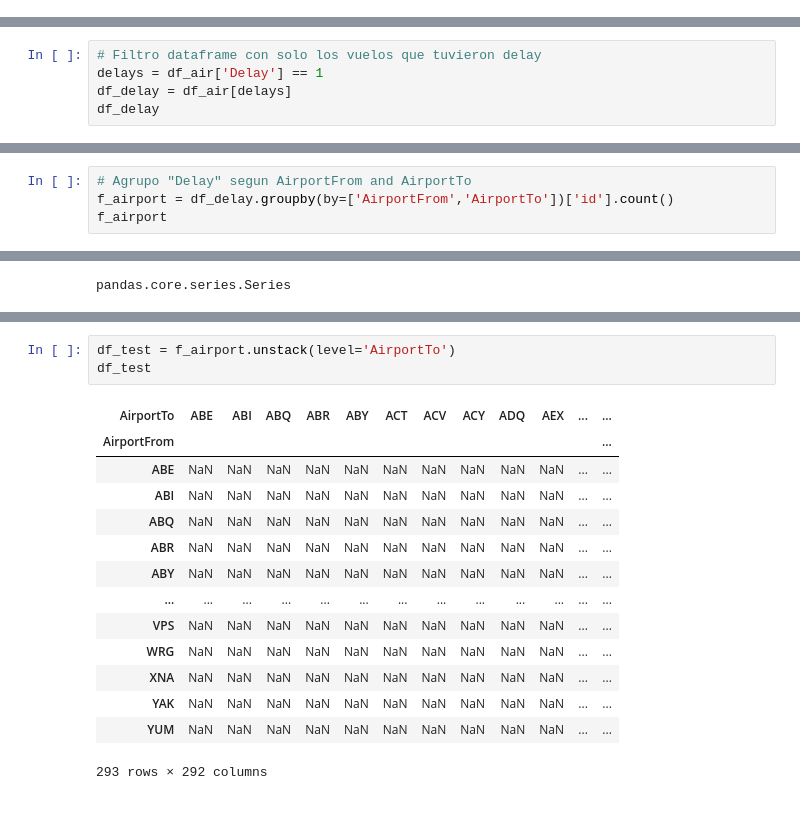
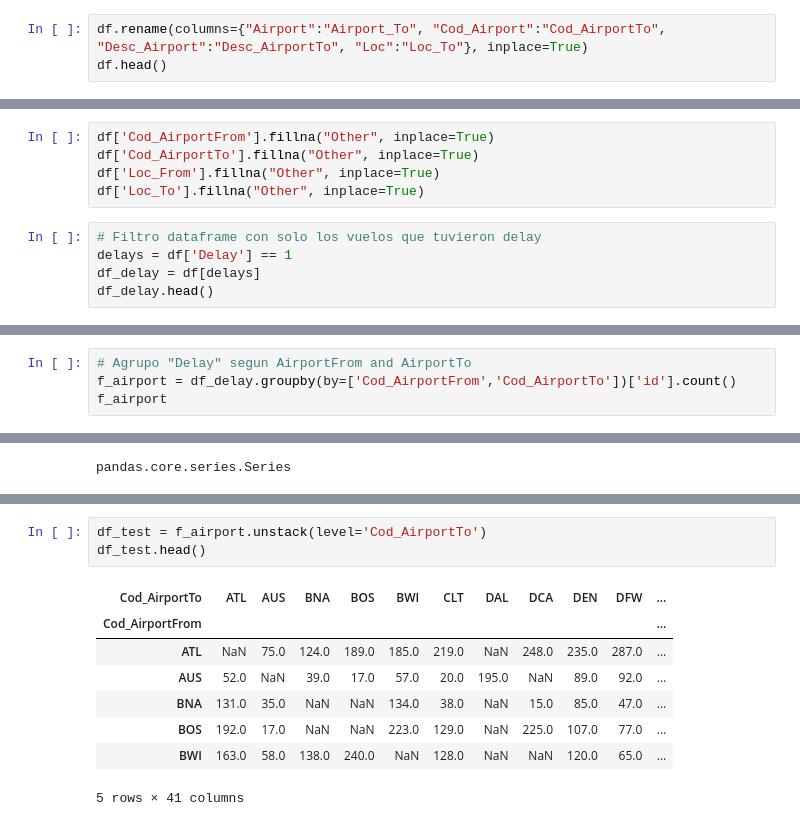
Before and after one commit to natijohansen/TP_DataScience, a Jupyter notebook: Test.ipynb, the cells around one changed output, grey strips where cells are left out. Saved outputs shown, nothing was run; the diff lists cells and outputs as text.

```diff
--- a/Test.ipynb
+++ b/Test.ipynb
@@ -64,0 +111,3 @@ df_air
+# %%
+df.rename(columns={"Airport":"Airport_To", "Cod_Airport":"Cod_AirportTo", "Desc_Airport":"Desc_AirportTo", "Loc":"Loc_To"}, inplace=True)
+df.head()
@@ -65,6 +121,11 @@ df_air
+# %%
+df['Cod_AirportFrom'].fillna("Other", inplace=True)
+df['Cod_AirportTo'].fillna("Other", inplace=True)
+df['Loc_From'].fillna("Other", inplace=True)
+df['Loc_To'].fillna("Other", inplace=True)
 # %%
 # Filtro dataframe con solo los vuelos que tuvieron delay
-delays = df_air['Delay'] == 1
-df_delay = df_air[delays]
-df_delay
+delays = df['Delay'] == 1
+df_delay = df[delays]
+df_delay.head()
 # %% [output]
@@ -84,5 +138,5 @@ df_delay
 # %%
 # Agrupo "Delay" segun AirportFrom and AirportTo
-f_airport = df_delay.groupby(by=['AirportFrom','AirportTo'])['id'].count()
+f_airport = df_delay.groupby(by=['Cod_AirportFrom','Cod_AirportTo'])['id'].count()
 f_airport
 # %% [output]
@@ -124,18 +178,12 @@ f_airport.to_frame()
 # %%
-df_test = f_airport.unstack(level='AirportTo')
-df_test
+df_test = f_airport.unstack(level='Cod_AirportTo')
+df_test.head()
 # %% [output]
-| AirportTo | ABE | ABI | ABQ | ABR | ABY | ACT | ACV | ACY | ADQ | AEX | ... | ... |
-| AirportFrom |  |  |  |  |  |  |  |  |  |  |  | ... |
-| ABE | NaN | NaN | NaN | NaN | NaN | NaN | NaN | NaN | NaN | NaN | ... | ... |
-| ABI | NaN | NaN | NaN | NaN | NaN | NaN | NaN | NaN | NaN | NaN | ... | ... |
-| ABQ | NaN | NaN | NaN | NaN | NaN | NaN | NaN | NaN | NaN | NaN | ... | ... |
-| ABR | NaN | NaN | NaN | NaN | NaN | NaN | NaN | NaN | NaN | NaN | ... | ... |
-| ABY | NaN | NaN | NaN | NaN | NaN | NaN | NaN | NaN | NaN | NaN | ... | ... |
-| ... | ... | ... | ... | ... | ... | ... | ... | ... | ... | ... | ... | ... |
-| VPS | NaN | NaN | NaN | NaN | NaN | NaN | NaN | NaN | NaN | NaN | ... | ... |
-| WRG | NaN | NaN | NaN | NaN | NaN | NaN | NaN | NaN | NaN | NaN | ... | ... |
-| XNA | NaN | NaN | NaN | NaN | NaN | NaN | NaN | NaN | NaN | NaN | ... | ... |
-| YAK | NaN | NaN | NaN | NaN | NaN | NaN | NaN | NaN | NaN | NaN | ... | ... |
-| YUM | NaN | NaN | NaN | NaN | NaN | NaN | NaN | NaN | NaN | NaN | ... | ... |
+| Cod_AirportTo | ATL | AUS | BNA | BOS | BWI | CLT | DAL | DCA | DEN | DFW | ... |
+| Cod_AirportFrom |  |  |  |  |  |  |  |  |  |  | ... |
+| ATL | NaN | 75.0 | 124.0 | 189.0 | 185.0 | 219.0 | NaN | 248.0 | 235.0 | 287.0 | ... |
+| AUS | 52.0 | NaN | 39.0 | 17.0 | 57.0 | 20.0 | 195.0 | NaN | 89.0 | 92.0 | ... |
+| BNA | 131.0 | 35.0 | NaN | NaN | 134.0 | 38.0 | NaN | 15.0 | 85.0 | 47.0 | ... |
+| BOS | 192.0 | 17.0 | NaN | NaN | 223.0 | 129.0 | NaN | 225.0 | 107.0 | 77.0 | ... |
+| BWI | 163.0 | 58.0 | 138.0 | 240.0 | NaN | 128.0 | NaN | NaN | 120.0 | 65.0 | ... |
-293 rows × 292 columns
+5 rows × 41 columns
```
Also changed, not shown: parts of 14 cells of this notebook, 2 other files.
